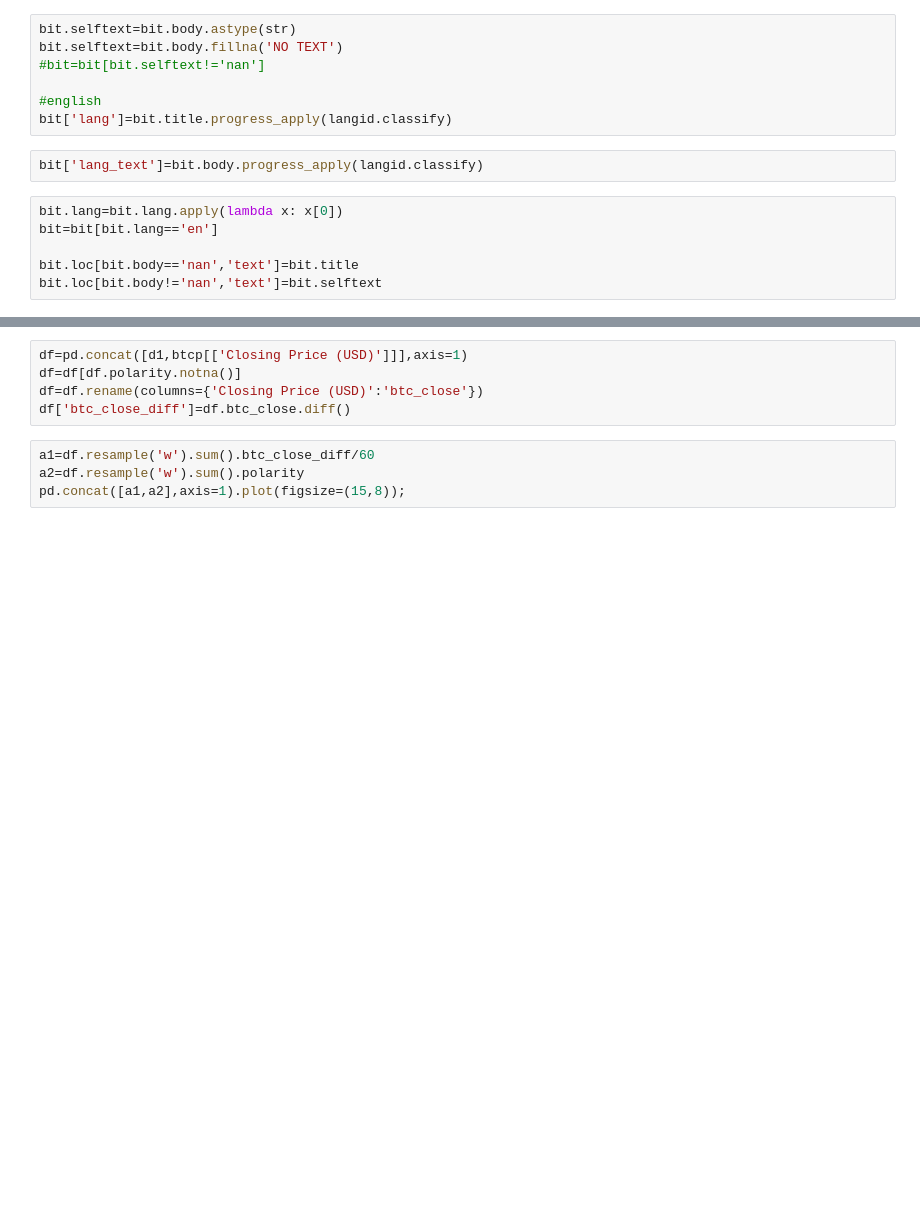
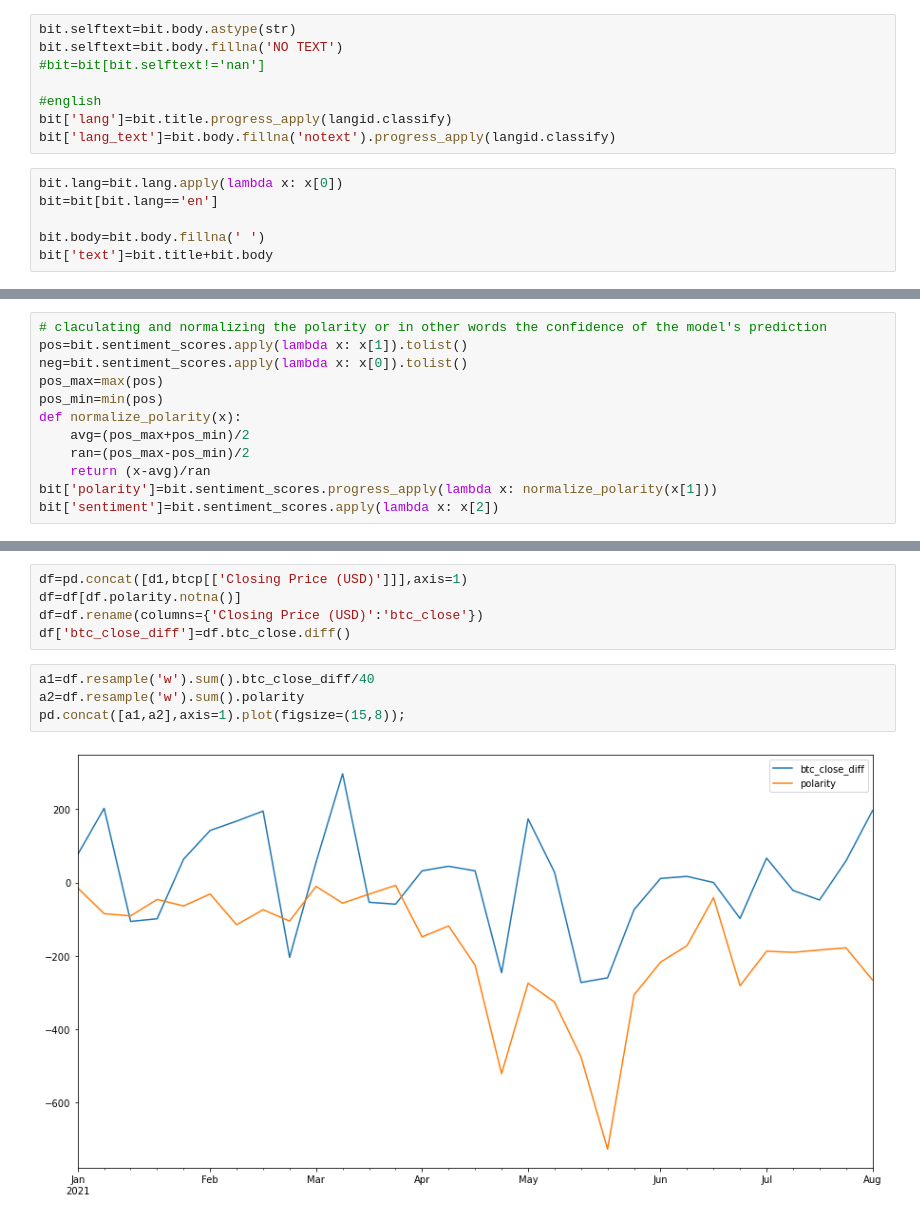
Before and after one commit to VeniJeen/CryptoSent, a Jupyter notebook: Sentiment Models/Model 1.ipynb, the cells around one changed output, grey strips where cells are left out. Drawn from its saved outputs; the diff is of its cells as text; blank space fills up the shorter version.

```diff
--- a/Sentiment Models/Model 1.ipynb
+++ b/Sentiment Models/Model 1.ipynb
@@ -23,14 +23,13 @@ bit.selftext=bit.body.fillna('NO TEXT')
 
 #english
 bit['lang']=bit.title.progress_apply(langid.classify)
+bit['lang_text']=bit.body.fillna('notext').progress_apply(langid.classify)
-# %%
-bit['lang_text']=bit.body.progress_apply(langid.classify)
 # %%
 bit.lang=bit.lang.apply(lambda x: x[0])
 bit=bit[bit.lang=='en']
 
-bit.loc[bit.body=='nan','text']=bit.title
-bit.loc[bit.body!='nan','text']=bit.selftext
+bit.body=bit.body.fillna(' ')
+bit['text']=bit.title+bit.body
 # %% [markdown]
 # Train model
 # %%
@@ -144,5 +155,17 @@ bit['sentiment_scores']=bit.text_processed.progress_apply(get_sentiment)
 # %%
 bit['Date']=pd.to_datetime(bit.date)
 bit=bit.set_index('Date')
+# %%
+# claculating and normalizing the polarity or in other words the confidence of the model's prediction
+pos=bit.sentiment_scores.apply(lambda x: x[1]).tolist()
+neg=bit.sentiment_scores.apply(lambda x: x[0]).tolist()
+pos_max=max(pos)
+pos_min=min(pos)
+def normalize_polarity(x):
+    avg=(pos_max+pos_min)/2
+    ran=(pos_max-pos_min)/2
+    return (x-avg)/ran
+bit['polarity']=bit.sentiment_scores.progress_apply(lambda x: normalize_polarity(x[1]))
+bit['sentiment']=bit.sentiment_scores.apply(lambda x: x[2])
 # %%
 bit.sample(10).T
@@ -160,6 +201,8 @@ df=df[df.polarity.notna()]
 df=df.rename(columns={'Closing Price (USD)':'btc_close'})
 df['btc_close_diff']=df.btc_close.diff()
 # %%
-a1=df.resample('w').sum().btc_close_diff/60
+a1=df.resample('w').sum().btc_close_diff/40
 a2=df.resample('w').sum().polarity
 pd.concat([a1,a2],axis=1).plot(figsize=(15,8));
+# %% [output]
+[figure, added]
```
Also changed, not shown: parts of 15 cells of this notebook, 1 other file.
